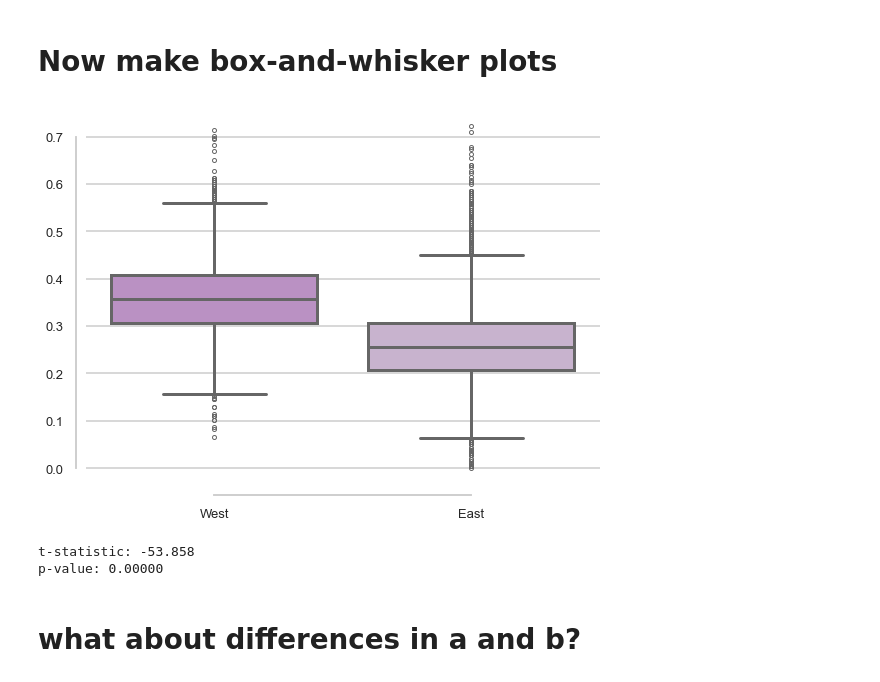
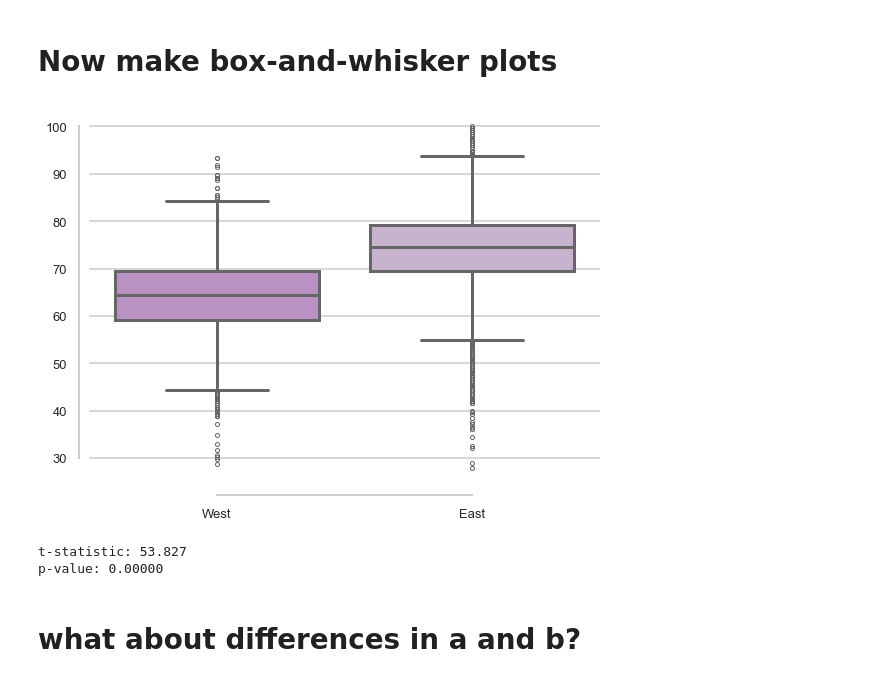
Before and after one commit to pmckenz1/monarda_fistulosa_color, a Jupyter notebook: notebooks_figures/figure3c_k1.ipynb, the cells around one changed output. Drawn from its saved outputs; the diff is of its cells as text; code cells hidden in the pictures.

Commit message:
updating notebooks for figure components

```diff
--- a/notebooks_figures/figure3c_k1.ipynb
+++ b/notebooks_figures/figure3c_k1.ipynb
@@ -76,5 +52,2 @@ color_df_reduced
 # %% [markdown]
 ## calculate darkness from cielab (newer version)
-# %%
-darkness = [(255-int(i.strip('()').split(', ')[0]))/255 for i in color_df_reduced.lab]
-color_df_reduced['darkness'] = darkness
@@ -85,0 +54,10 @@ color_df_reduced['b'] = b
+# %%
+L = [(int(i.strip('()').split(', ')[0])) for i in color_df_reduced.lab]
+L = (np.array(L) / 255.0) * 100.0
+color_df_reduced['L'] = L
+a = [(int(i.strip('()').split(', ')[1])) for i in color_df_reduced.lab]
+a = np.array(a) - 128.0
+color_df_reduced['a'] = a
+b = [(int(i.strip('()').split(', ')[2])) for i in color_df_reduced.lab]
+b = np.array(b) - 128.0
+color_df_reduced['b'] = b
@@ -86,3 +66,17 @@ color_df_reduced['b'] = b
+# %%
+lab_vals = np.array(color_df_reduced[['L','a','b']])
+
+lch_arr = np.empty_like(lab_vals)
+for i, (L_, a_, b_) in enumerate(lab_vals):
+    # had to think carefully here -- these look like the correct defaults
+    # rather than d50 illuminant because of I used opencv at its default
+    lab = LabColor(L_, a_, b_, observer='2', illuminant='d65')
+    lch = convert_color(lab, LCHabColor)
+    lch_arr[i] = lch.get_value_tuple()
+# %%
+color_df_reduced['lch_l'] = lch_arr[:,0]
+color_df_reduced['lch_c'] = lch_arr[:,1]
+color_df_reduced['lch_h'] = lch_arr[:,2]
 # %% [markdown]
 ### add "region" column
 # %%
@@ -163,45 +157,45 @@ fig, ax = plt.subplots(figsize=(8, 6))
 # specify boxplot params
 sns.boxplot(
     x='region',
-    y='darkness',
+    y='L',
     data=color_df_reduced,
     hue='region',
     legend=False,
     palette=[west_median_color, east_median_color],  # two shades of purple. could be the same, no preference here.
     linewidth=3,
     fliersize=4,
     order=['West', 'East'],
     hue_order=['West', 'East'],
     ax=ax
 )
 
 # no labels/titles
 #ax.set_title('"Darkness" by Region (West vs. East)', fontsize=16, fontweight='bold', pad=15)
 ax.set_xlabel(None)
 ax.set_ylabel(None)
 
 # tick parameters
 ax.tick_params(axis='both', which='major', labelsize=13)
 
 # this helps push the horiz bars away from the y
 sns.despine(offset=10, trim=True)
 
 # let's see it!
 plt.tight_layout()
-plt.savefig(f"../figures/figure3/box_whisker_darkness.pdf", dpi=300, bbox_inches="tight")
+plt.savefig(f"../figures/figure_puzzling/box_whisker_L.pdf", dpi=300, bbox_inches="tight")
 plt.show()
 
 # t-test as well
-west_darkness = color_df_reduced[color_df_reduced['region'] == 'West']['darkness']
-east_darkness = color_df_reduced[color_df_reduced['region'] == 'East']['darkness']
+west_darkness = color_df_reduced[color_df_reduced['region'] == 'West']['L']
+east_darkness = color_df_reduced[color_df_reduced['region'] == 'East']['L']
 t_stat, p_value = ttest_ind(east_darkness, west_darkness, equal_var=False)
 
 # t-test results
 print(f"t-statistic: {t_stat:.3f}")
 print(f"p-value: {p_value:.5f}")
 # %% [output]
-[figure, old version]
+[figure, new version]
-t-statistic: -53.858
+t-statistic: 53.827
 p-value: 0.00000
 # %% [markdown]
 # what about differences in a and b?
```
Also changed, not shown: parts of 15 cells of this notebook, 34 other files.
